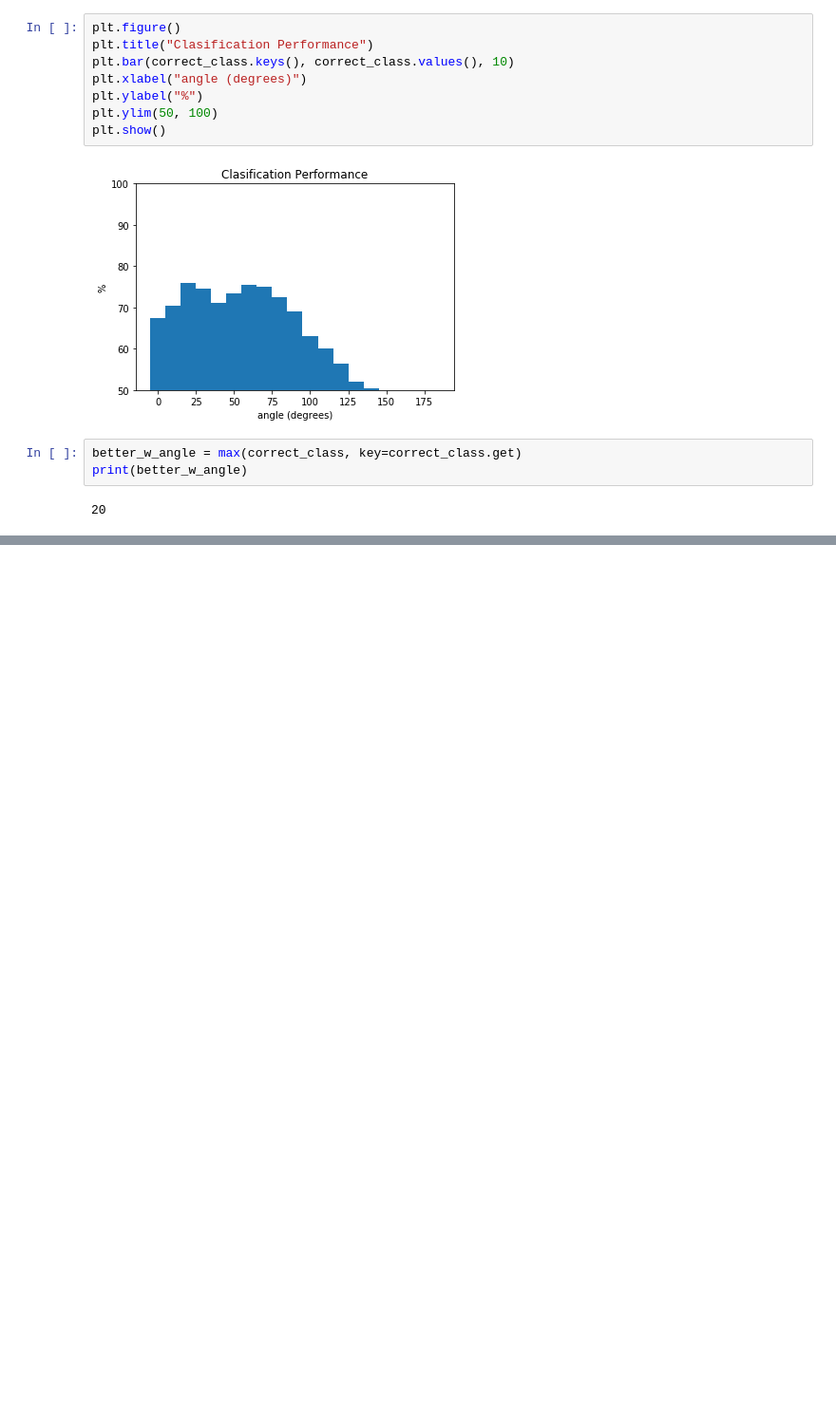
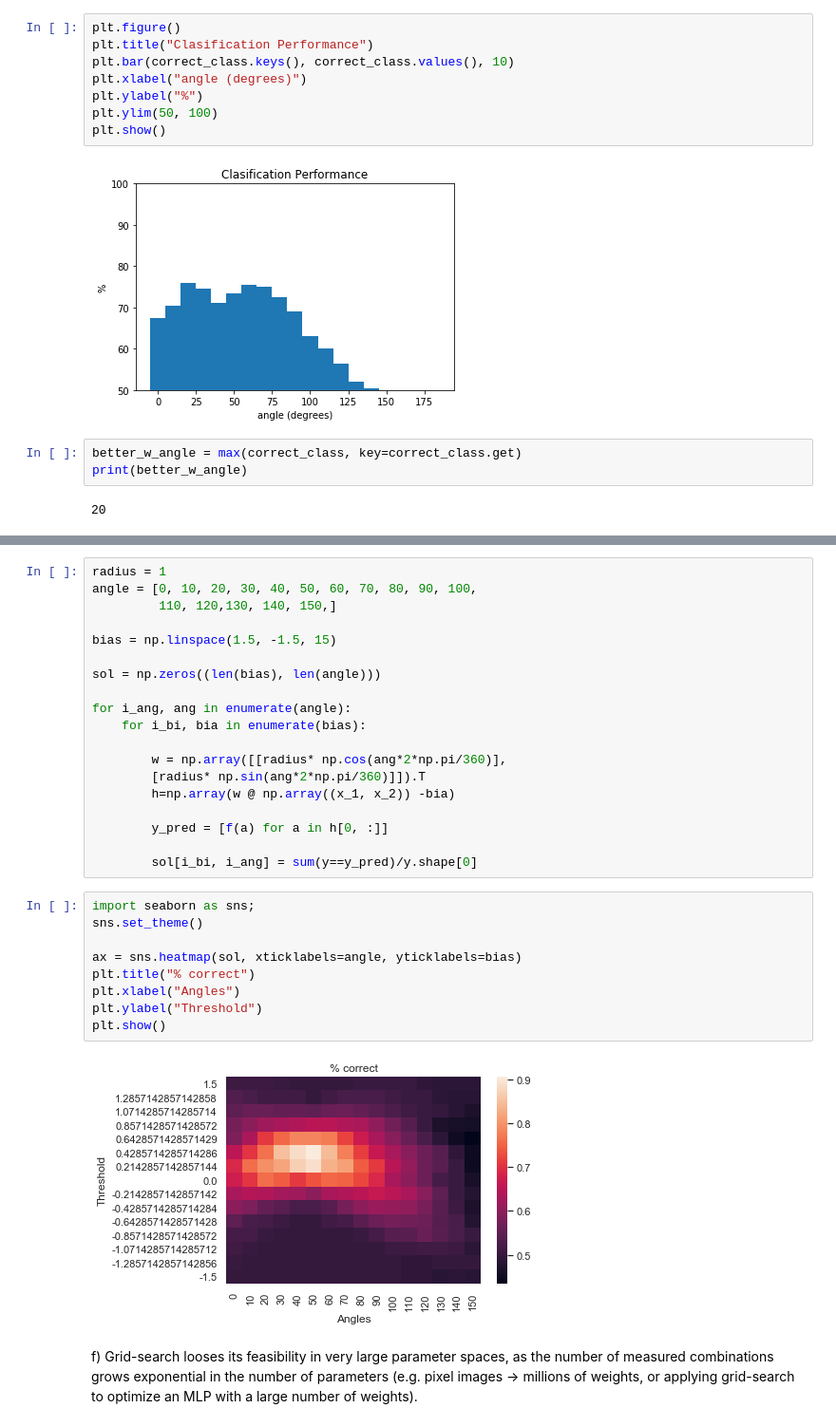
Before and after one commit to juanangd/TU_BERLIN, a Jupyter notebook: MI1-WS20:21/Exercise02/Exercise02.ipynb, the cells around one changed output, grey strips where cells are left out. Shown: that part at 95% size. Cells and saved outputs as stored; diff of their text form; blank space fills up the shorter version.

```diff
--- a/MI1-WS20:21/Exercise02/Exercise02.ipynb
+++ b/MI1-WS20:21/Exercise02/Exercise02.ipynb
@@ -76,0 +136,32 @@ print(better_w_angle)
+# %%
+radius = 1
+angle = [0, 10, 20, 30, 40, 50, 60, 70, 80, 90, 100,
+         110, 120,130, 140, 150,]
+
+bias = np.linspace(1.5, -1.5, 15)
+
+sol = np.zeros((len(bias), len(angle)))
+
+for i_ang, ang in enumerate(angle):
+    for i_bi, bia in enumerate(bias):
+
+        w = np.array([[radius* np.cos(ang*2*np.pi/360)],
+        [radius* np.sin(ang*2*np.pi/360)]]).T
+        h=np.array(w @ np.array((x_1, x_2)) -bia)
+
+        y_pred = [f(a) for a in h[0, :]]
+
+        sol[i_bi, i_ang] = sum(y==y_pred)/y.shape[0]
+# %%
+import seaborn as sns;
+sns.set_theme()
+
+ax = sns.heatmap(sol, xticklabels=angle, yticklabels=bias)
+plt.title("% correct")
+plt.xlabel("Angles")
+plt.ylabel("Threshold")
+plt.show()
+# %% [output]
+[figure, added]
+# %% [markdown]
+f) Grid-search looses its feasibility in very large parameter spaces, as the number of measured combinations grows exponential in the number of parameters (e.g. pixel images → millions of weights, or applying grid-search to optimize an MLP with a large number of weights).
```
Also changed, not shown: parts of 5 cells of this notebook.
